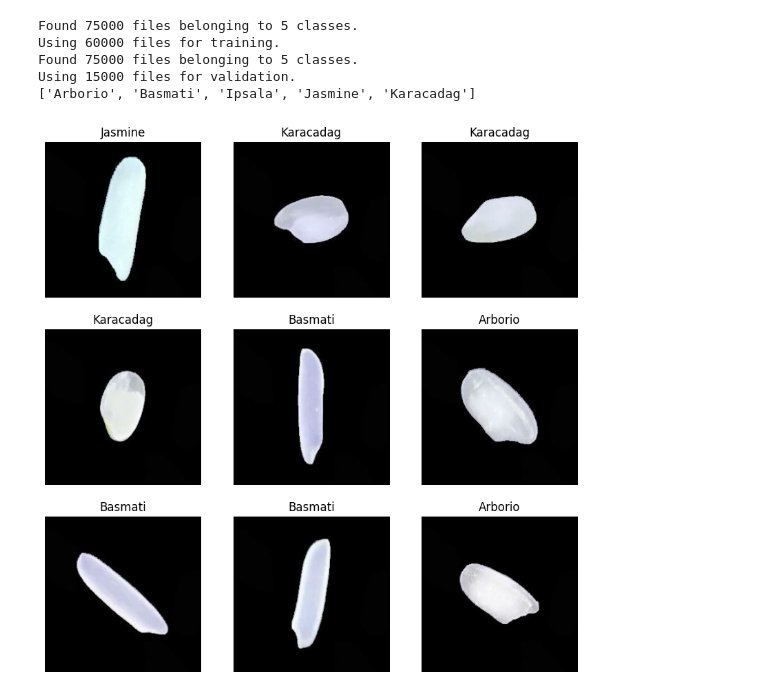
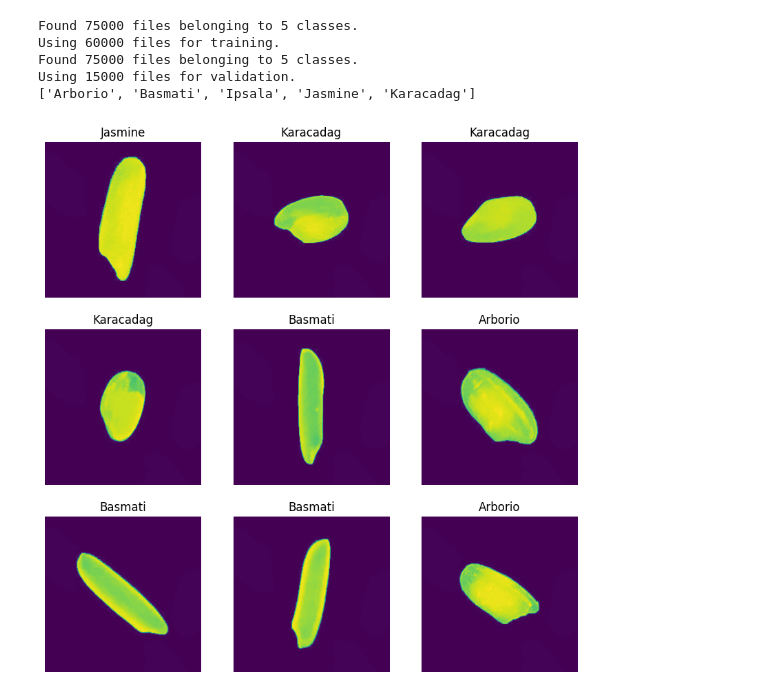
Before and after one commit to mikewen8/184_project, a Jupyter notebook: CNN/CNN.ipynb, the cells around one changed output. Drawn from its saved outputs; the diff is of its cells as text; code cells hidden in the pictures.

```diff
--- a/CNN/CNN.ipynb
+++ b/CNN/CNN.ipynb
@@ -19,36 +39,38 @@ train_ds  = tf.keras.utils.image_dataset_from_directory(
     data_dir,
     validation_split=0.2,# trainign percentatge
     subset="training",
     seed=seed,
     image_size=(img_height, img_width),
-    batch_size=batch_size
+    batch_size=batch_size,
+    color_mode='grayscale'
 )
 val_ds  = tf.keras.utils.image_dataset_from_directory(
     data_dir,
     validation_split=0.2,     # same split
     subset="validation",
     seed=seed,
     image_size=(img_height, img_width),
-    batch_size=batch_size
+    batch_size=batch_size,
+    color_mode='grayscale'
 )
 
 class_names = train_ds.class_names
 print(class_names)
 
 plt.figure(figsize=(10, 10))
 for images, labels in train_ds.take(1):
   for i in range(9):
     ax = plt.subplot(3, 3, i + 1)
     plt.imshow(images[i].numpy().astype("uint8"))
     plt.title(class_names[labels[i]])
     plt.axis("off")
 # %% [output]
 Found 75000 files belonging to 5 classes.
 Using 60000 files for training.
 Found 75000 files belonging to 5 classes.
 Using 15000 files for validation.
 ['Arborio', 'Basmati', 'Ipsala', 'Jasmine', 'Karacadag']
-[figure, old version]
+[figure, new version]
 # %%
 num_classes=len(class_names)
 model = Sequential([
```
Also changed, not shown: parts of 4 cells of this notebook.
